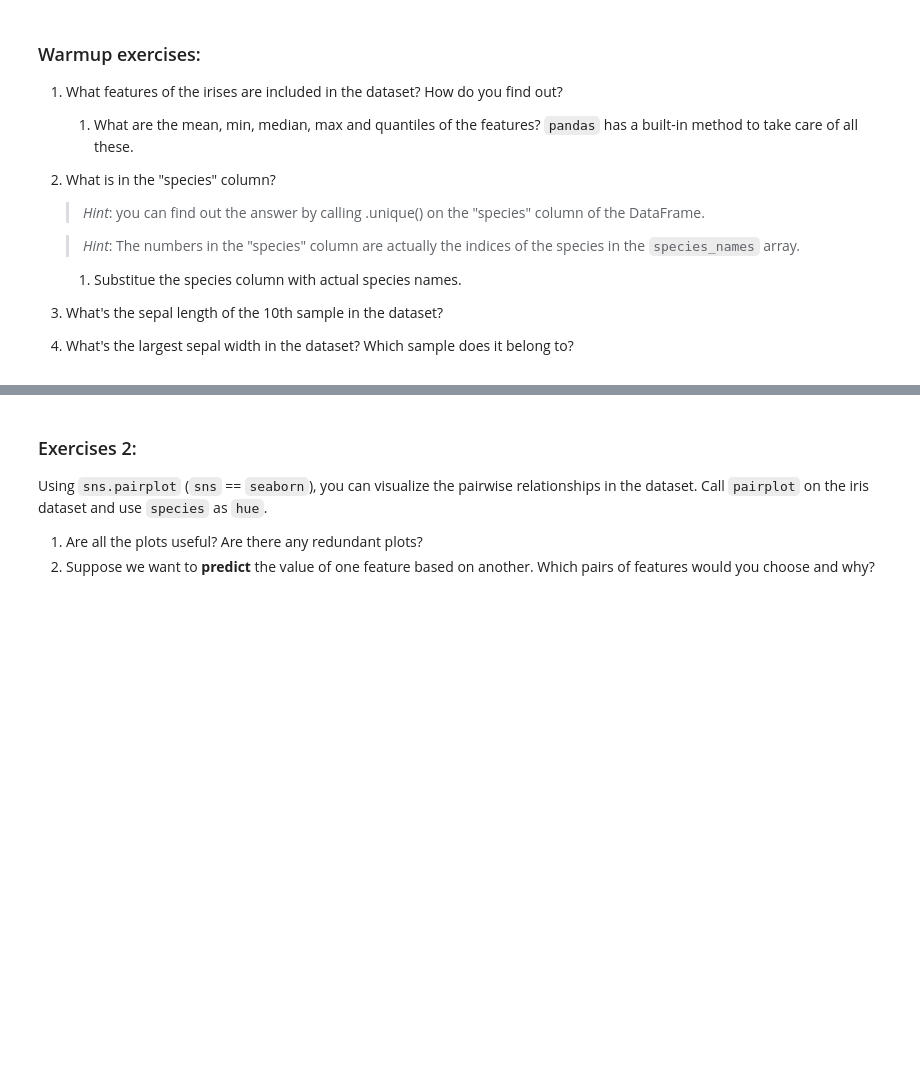
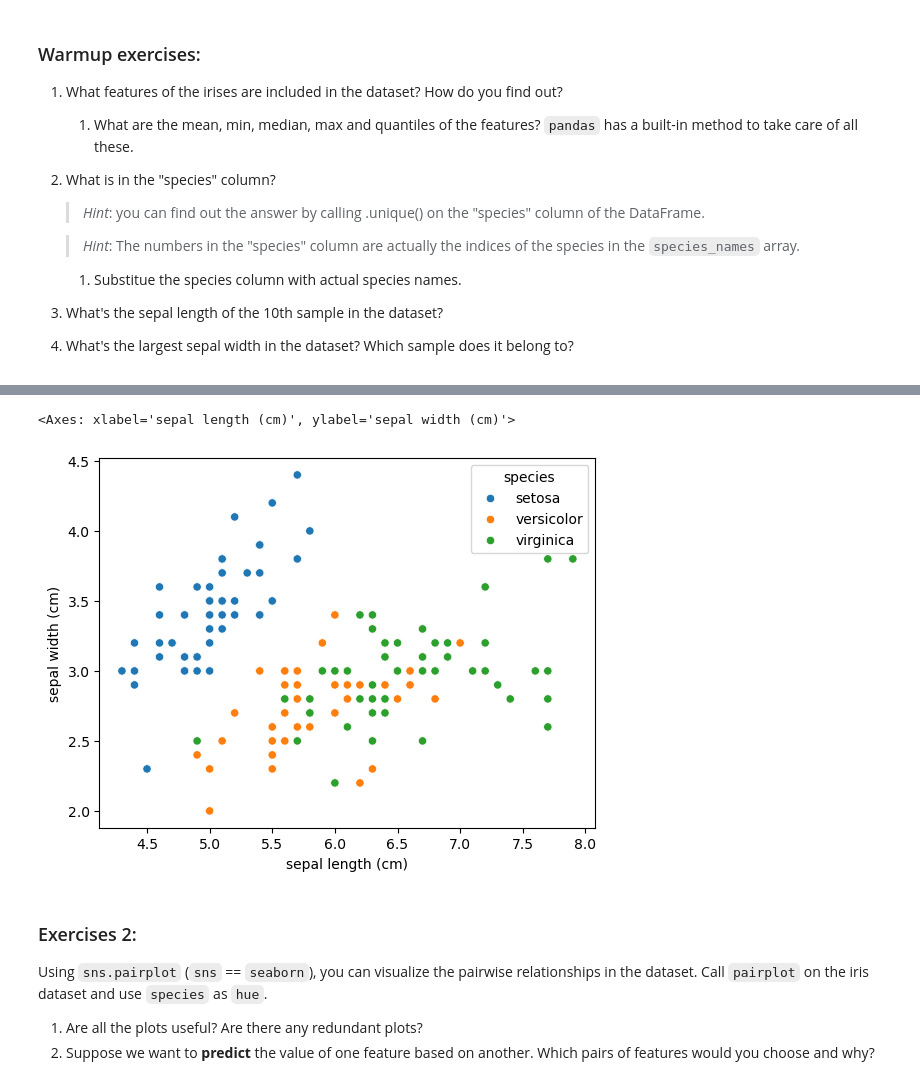
Before and after one commit to maggie-jiayizhang/pni_python_2025, a Jupyter notebook: notebooks/july_9.ipynb, the cells around one changed output, grey strips where cells are left out. Cells and saved outputs as stored; diff of their text form; code cells hidden in the pictures; blank space fills up the shorter version.

```diff
--- a/notebooks/july_9.ipynb
+++ b/notebooks/july_9.ipynb
@@ -57,3 +110,8 @@ species_names = iris.target_names
+# %%
+sns.scatterplot(data=iris_df, x=x_feature, y=y_feature, hue="species")
+# %% [output]
+<Axes: xlabel='sepal length (cm)', ylabel='sepal width (cm)'>
+[figure, added]
 # %% [markdown]
 ### Exercises 2:
 Using `sns.pairplot` (`sns` == `seaborn`), you can visualize the pairwise relationships in the dataset. Call `pairplot` on the iris dataset and use `species` as `hue`.
```
Also changed, not shown: parts of 16 cells of this notebook, 2 other files.
